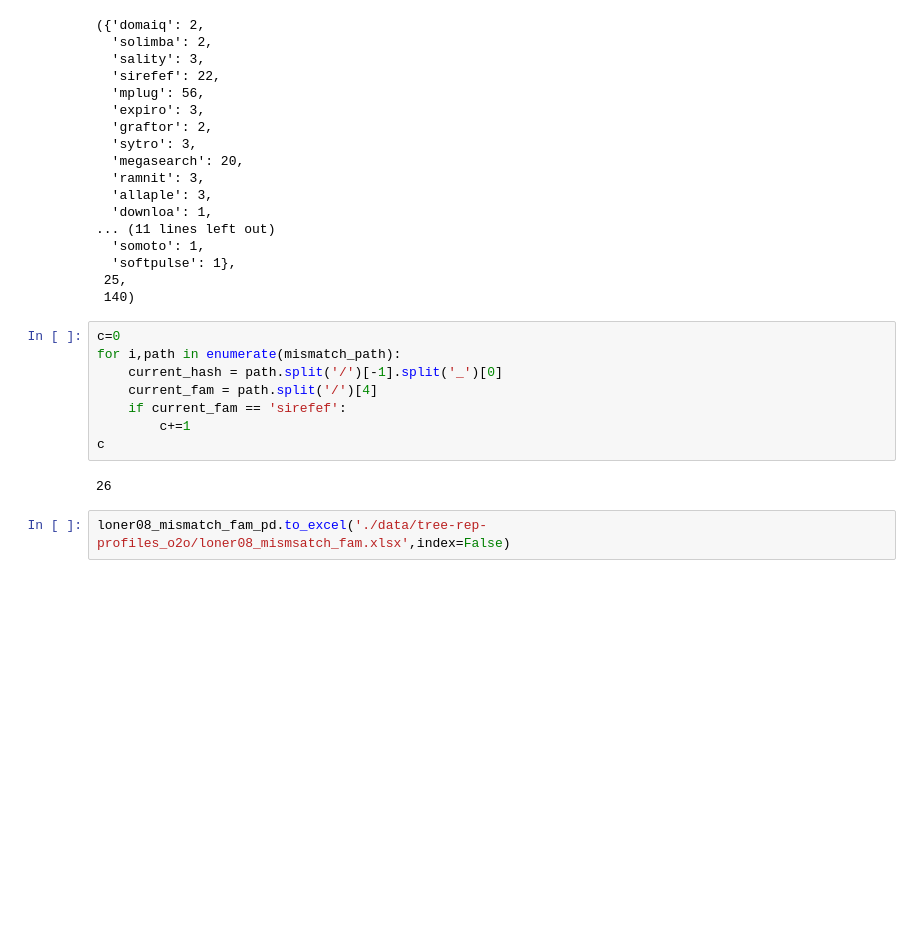
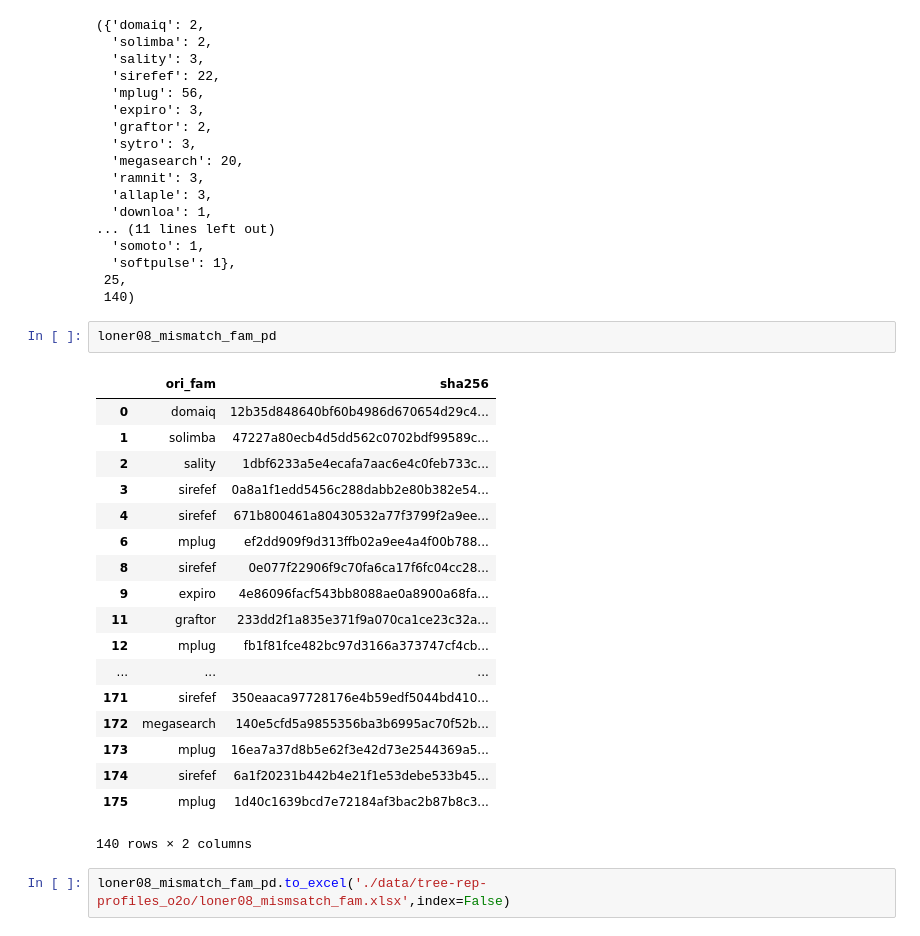
Before and after one commit to tychen5/NTU_ANTS-lab, a Jupyter notebook: seqgen_famclf/005.EuclieanCentroidSim_clustering_classification.ipynb, the cells around one changed output. Drawn from its saved outputs; the diff is of its cells as text; blank space fills up the shorter version.

```diff
--- a/seqgen_famclf/005.EuclieanCentroidSim_clustering_classification.ipynb
+++ b/seqgen_famclf/005.EuclieanCentroidSim_clustering_classification.ipynb
@@ -2594,16 +2596,27 @@ fam_hash_woUNK_mis_num ,len(fam_hash_woUNK_mis_num) , sum(list(fam_hash_woUNK_mi
   'softpulse': 1},
  25,
  140)
-# %%
-c=0
-for i,path in enumerate(mismatch_path):
-    current_hash = path.split('/')[-1].split('_')[0]
-    current_fam = path.split('/')[4]
-    if current_fam == 'sirefef':
-        c+=1
-c
-# %% [output]
-26
+# %%
+loner08_mismatch_fam_pd
+# %% [output]
+|  | ori_fam | sha256 |
+| 0 | domaiq | 12b35d848640bf60b4986d670654d29c4... |
+| 1 | solimba | 47227a80ecb4d5dd562c0702bdf99589c... |
+| 2 | sality | 1dbf6233a5e4ecafa7aac6e4c0feb733c... |
+| 3 | sirefef | 0a8a1f1edd5456c288dabb2e80b382e54... |
+| 4 | sirefef | 671b800461a80430532a77f3799f2a9ee... |
+| 6 | mplug | ef2dd909f9d313ffb02a9ee4a4f00b788... |
+| 8 | sirefef | 0e077f22906f9c70fa6ca17f6fc04cc28... |
+| 9 | expiro | 4e86096facf543bb8088ae0a8900a68fa... |
+| 11 | graftor | 233dd2f1a835e371f9a070ca1ce23c32a... |
+| 12 | mplug | fb1f81fce482bc97d3166a373747cf4cb... |
+| ... | ... | ... |
+| 171 | sirefef | 350eaaca97728176e4b59edf5044bd410... |
+| 172 | megasearch | 140e5cfd5a9855356ba3b6995ac70f52b... |
+| 173 | mplug | 16ea7a37d8b5e62f3e42d73e2544369a5... |
+| 174 | sirefef | 6a1f20231b442b4e21f1e53debe533b45... |
+| 175 | mplug | 1d40c1639bcd7e72184af3bac2b87b8c3... |
+140 rows × 2 columns
 # %%
 loner08_mismatch_fam_pd.to_excel('./data/tree-rep-profiles_o2o/loner08_mismsatch_fam.xlsx',index=False)
 # %%
```
Also changed, not shown: parts of 1 cell of this notebook, 2 other files.
